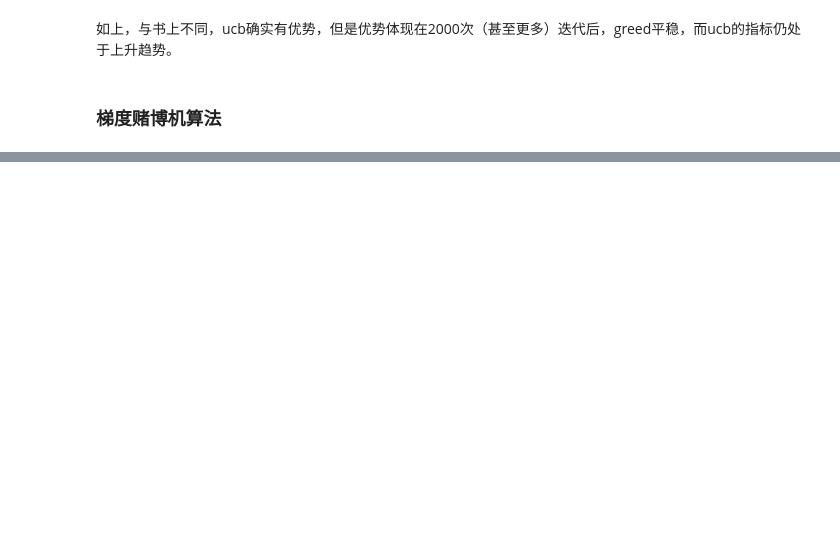
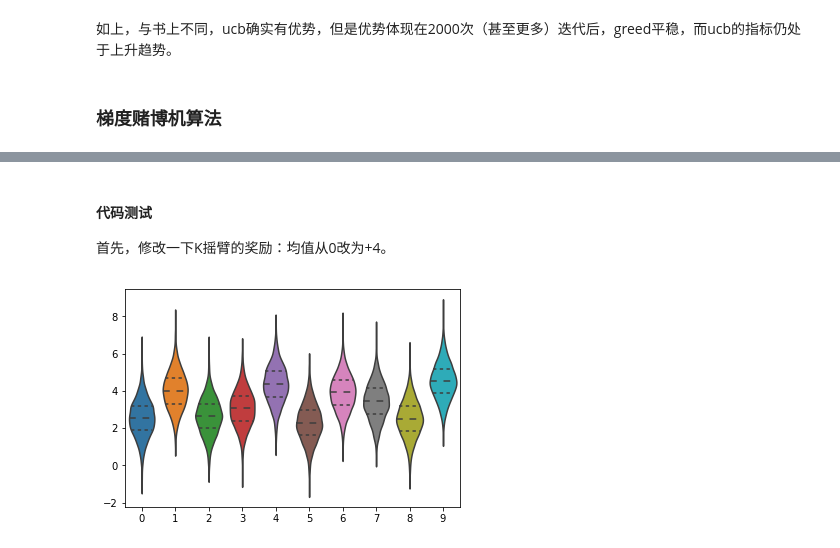
Before and after one commit to PiperLiu/Reinforcement-Learning-practice-zh, a Jupyter notebook: practice/01-Stochastic-Multi-Armed-Bandit.ipynb, the cells around one changed output, grey strips where cells are left out. Cells and saved outputs as stored; diff of their text form; code cells hidden in the pictures; blank space fills up the shorter version.

```diff
--- a/practice/01-Stochastic-Multi-Armed-Bandit.ipynb
+++ b/practice/01-Stochastic-Multi-Armed-Bandit.ipynb
@@ -319,0 +348,18 @@ plt.show()
+# %% [markdown]
+#### 代码测试
+
+首先，修改一下K摇臂的奖励：均值从0改为+4。
+# %%
+# 摇臂的奖赏：sigma为1的正态分布，mu不同，下面是生成mu的
+R_mu_grad = np.array([np.random.uniform(2,6) for i in range(10)])
+def K_Reward(R_mu_):
+    return np.random.normal(loc=R_mu_, scale=1.0)
+
+# 产生5000个样本，查看摇臂图像
+demoData = np.array([
+    [K_Reward(R_mu_grad[i]) for i in range(R_mu_grad.shape[0])]
+    for j in range(5000)])
+sns.violinplot(data=demoData, inner="quartile")
+del demoData
+# %% [output]
+[figure, added]
```
Also changed, not shown: parts of 18 cells of this notebook, 3 other files.
